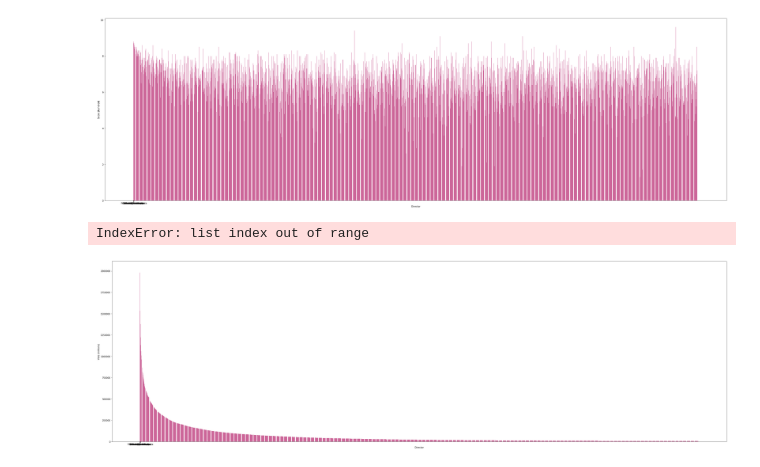
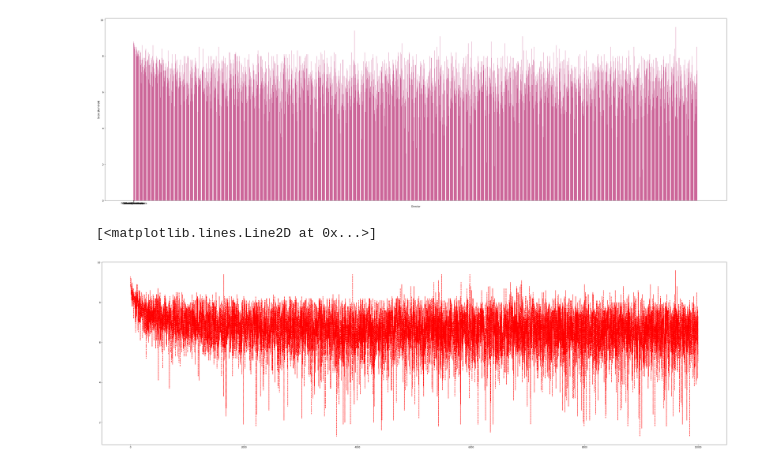
Before and after one commit to birdyusan/YU, a Jupyter notebook: UTaipei-master/movie/day1.ipynb, the cells around one changed output. Cells and saved outputs as stored; diff of their text form; code cells hidden in the pictures.

Commit message:
Add line chart

```diff
--- a/UTaipei-master/movie/day1.ipynb
+++ b/UTaipei-master/movie/day1.ipynb
@@ -73,59 +73,9 @@ plt.ylabel('Score (hundred)')
 plt.savefig('pop_pyramid_rotated.pdf')
 # %% [output]
 [figure]
-# %%
-import csv
-from datetime import datetime
-from matplotlib import pyplot as plt
-
-filename = 'movies.csv'
-with open(filename) as f:
-    reader = csv.reader(f)
-    header_row = next(reader)
-    dates, highs = [],[]
-    for row in reader:
-        current_date = datetime.strptime(row[20], "%Y-%m-%d")
-        dates.append(current_date)
-
-        high=row[2]
-        highs.append(high)
-    print(dates, highs)
-
-
-
-# 根據數據繪製圖形
-fig = plt.figure(dpi=128, figsize=(10, 6))
-plt.plot(dates, highs, c='red')
-# 設置圖形的格式
-plt.title("Daily high stock, July 2014", fontsize=24)
-plt.xlabel('', fontsize=16)
-fig.autofmt_xdate()
-plt.ylabel("Number (F)", fontsize=16)
-plt.tick_params(axis='both', which='major', labelsize=16)
-plt.show()
-# %% [output]
-IndexError: list index out of range
-# %%
-fig = plt.figure(figsize=(50, 15))
-ax1 = fig.add_subplot(111)
-
-# for (i, row) in movies_data.iterrows():
-#     plt.bar([i], [row['Vote']],
-#             color=['#CC6699'], width=0.8, align='center', edgecolor='none')
-
-plt.bar(np.arange(len(movies_data['Director'])), movies_data['Vote'],
-        color=['#CC6699'], width=0.8, align='center', edgecolor='none')
-
-# print(len(row['Director']))
-#plt.xlim(-0.6, 20.6)
-#plt.ylim(-12.1e6, 12.1e6)
-#plt.grid(False, axis='x')
-plt.xticks(np.arange(0, 10), movies_data['Director'], fontsize=11)
-#plt.yticks(np.arange(-12e6, 13e6, 2e6),
-#           ['{}m'.format(int(abs(x) / 1e6)) if x != 0 else 0 for x in np.arange(-12e6, 13e6, 2e6)])
-plt.xlabel('Director')
-plt.ylabel('Vote (millions)')
-
-plt.savefig('pop_pyramid_rotated.pdf')
-# %% [output]
-[figure, removed]
+# %%
+fig = plt.figure(figsize=(50, 15))
+plt.plot(np.arange(len(movies_data['Director'])), movies_data['Score'], '--', color = 'r')
+# %% [output]
+[<matplotlib.lines.Line2D at 0x...>]
+[figure, added]
```
Also changed, not shown: parts of 2 cells of this notebook.
